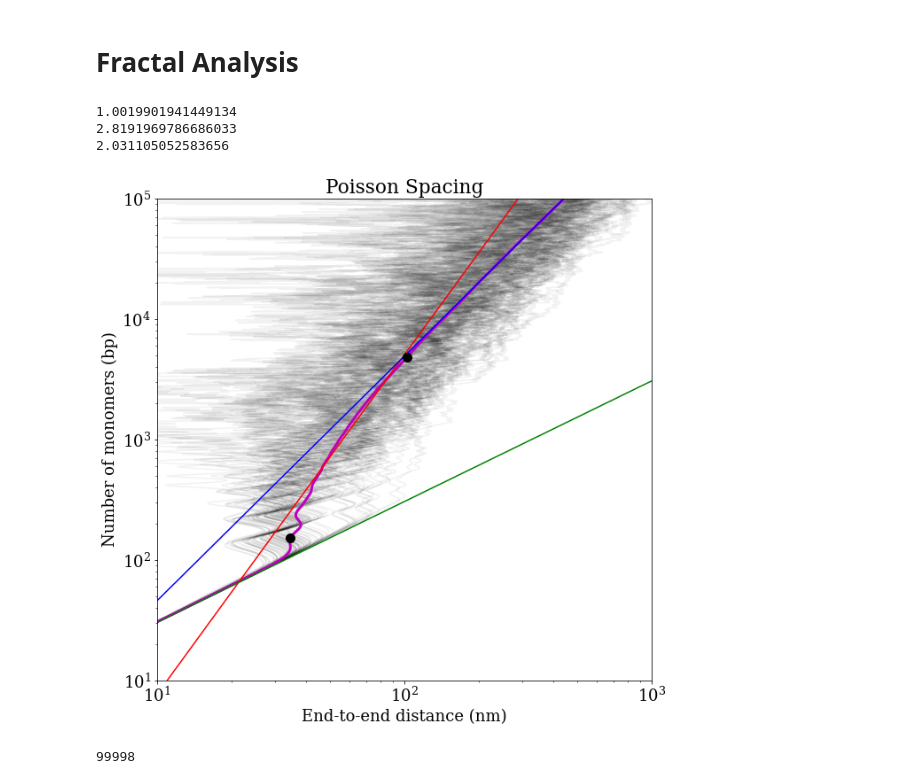
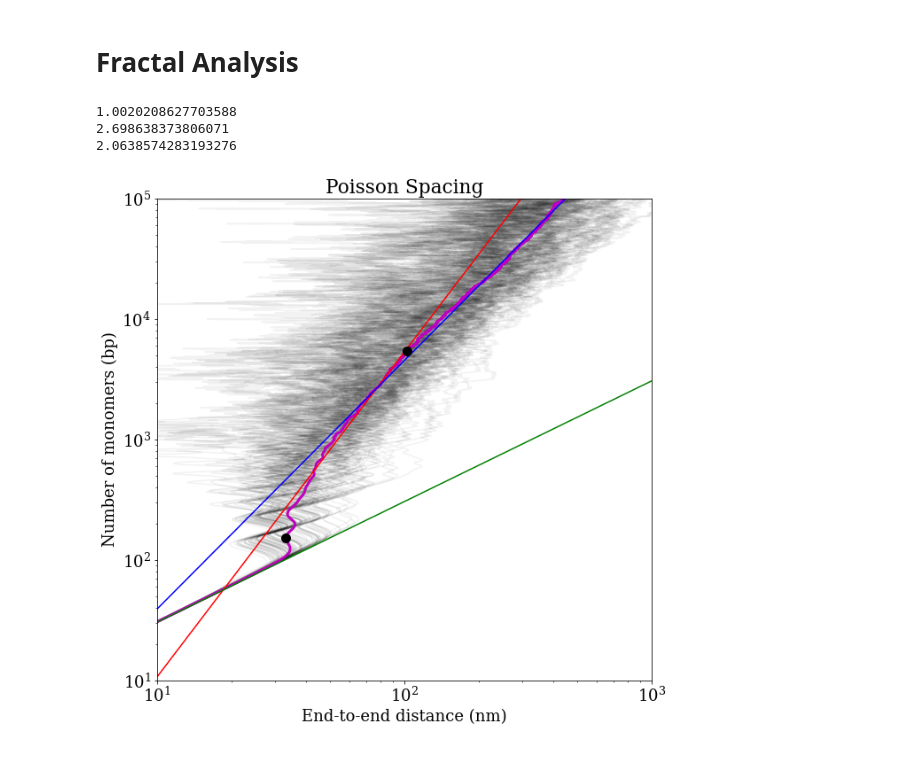
Before and after one commit to jcorrett/ATAC-EM_Polymer_Model, a Jupyter notebook: notebooks/EM_Analysis.ipynb, the cells around one changed output. Cells and saved outputs as stored; diff of their text form; code cells hidden in the pictures.

```diff
--- a/notebooks/EM_Analysis.ipynb
+++ b/notebooks/EM_Analysis.ipynb
@@ -100,7 +100,7 @@ plt.show()
 # %%
 im = io.imread(figure_path + r"oshea_em_data.tif")
 im = (im-np.min(im))/(np.max(im)-np.min(im))
-im = im[:,300:500,300:500]
+im = im[12:62,350:450,350:450] #50x100x100 nm section approx in middle of 3d image as example
 
 thresh = 0.05
 
@@ -457,11 +461,11 @@ plt.show()
 # %% [markdown]
 # Synthetic EM Analysis
 # %%
-method = 'uniform'
+method = 'poisson'
 
 M = 100
 
-packed_link = 30
+packed_link = 43
 packed_sig = 20
 
 half_wrap = 73
@@ -1465,7 +809,7 @@ Gene_end = L-1
 
 cdf = gene_conf.create_cdf(location,signal)
 
-M = 10000
+M = 100
 
 r_dist = np.zeros((len(cdf)-2,M))
 
@@ -1508,39 +852,35 @@ print(slope_right)
 
 plt.figure(figsize=(10,10))
 font = {'family' : 'serif',
     'weight':'normal',
     'size': 18}
 plt.rc('font', **font)
 
-for m in range(0,M,100):
+for m in range(0,M):
     plt.plot(r_dist[:,m],np.arange(1,len(r)),'k-',alpha=0.05)
 plt.plot(np.mean(r_dist,axis=1),np.arange(1,len(r)),'m-',linewidth=3)
 # plt.plot(10**x,10**(slope_left*x + intercept_left),'b--')
 
 plt.plot(10**x,10**(slope_mid*x + intercept_mid),'r-')
 plt.plot(10**(2*x),10**(slope_left*(2*x) + intercept_left),'g-')
 plt.plot(10**x,10**(slope_right*x + intercept_right),'b-')
 plt.plot(10**x[I],10**y[I],'k.',markersize=20)
 plt.plot(10**x[J],10**y[J],'k.',markersize=20)
 
 
 # plt.plot(10**x,10**(slope_right*x + intercept_right),'r--')
 plt.xscale('log')
 plt.yscale('log')
 plt.ylim([1e1,1e5])
 plt.xlim([1e1,1e3])
 plt.xlabel('End-to-end distance (nm)')
 plt.ylabel('Number of monomers (bp)')
 plt.title('Poisson Spacing')
 plt.draw()
 plt.savefig(figure_path + r"fractal_polymer_poisson.pdf", transparent=True)
 plt.show()
 # %% [output]
-1.0019901941449134
-2.8191969786686033
-2.031105052583656
+1.0020208627703588
+2.698638373806071
+2.0638574283193276
-[figure, old version]
+[figure, new version]
-# %%
-len(r)
-# %% [output]
-99998
```
Also changed, not shown: parts of 16 cells of this notebook, 19 other files.
